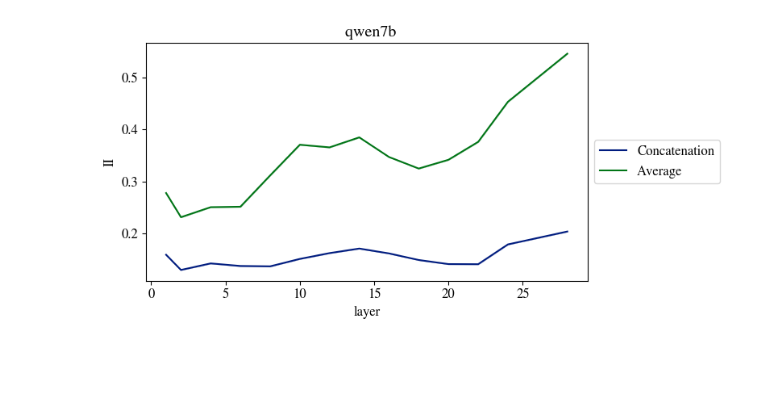
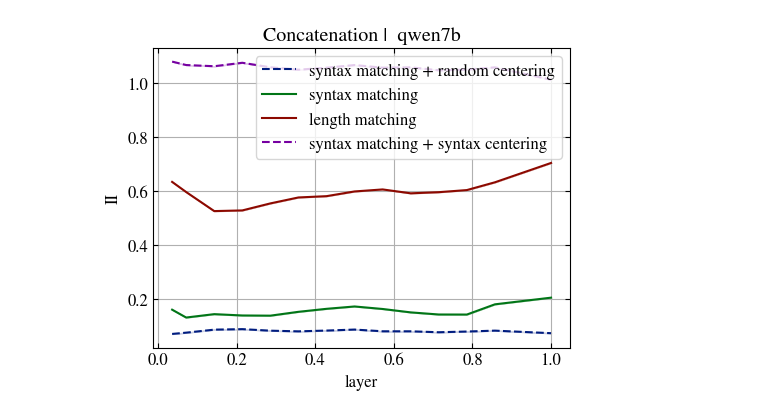
Before and after one commit to acevedo-s/syn-sem, a Jupyter notebook: syntax_similarity.ipynb, the cells around one changed output. Saved outputs shown, nothing was run; the diff lists cells and outputs as text; code cells hidden in the pictures; blank space fills up the shorter version.

```diff
--- a/syntax_similarity.ipynb
+++ b/syntax_similarity.ipynb
@@ -48,35 +48,30 @@ batch_size = 100
 n_tokens_list = [min_token_length]
 avg_flags = [0,1]
 Nbits_list = [0]
-match_vars = ['matching']
+match_vars = ['matching','mismatching']
 data_vars = ['syn']
 zero_activations_list = [0]
-center_A_flags = [0]
-center_B_flags = [0]
+center_A_flags = [-1,0,1]
+center_B_flags = [-1,0,1]
 # %%
-fig,ax = plt.subplots(1,figsize=(8,4))
-
-plot_id = 0
-title = ' '
-
-for number_of_languages in [None]:
-  for zero_id,zero_activations in enumerate(zero_activations_list):
-    for center_A_id,center_A_flag in enumerate(center_A_flags):
-      for center_B_id,center_B_flag in enumerate(center_B_flags):
-        # if zero_activations == 1 and center_A_flag == 0: continue
-        if center_A_flag != center_B_flag:
-          continue
-        if number_of_languages is None and center_A_flag == 1:
-          continue
-        if center_A_flag == 0 and number_of_languages != None:
-          continue
-        for data_var_id,data_var in enumerate(data_vars):
-          for avg_id,avg_tokens in enumerate(avg_flags):
+for avg_id,avg_tokens in enumerate(avg_flags):
+  fig,ax = plt.subplots(1,figsize=(5,4))
+  title = ' '
+  plot_id = 0
+  for number_of_languages in [None]:
+    for zero_id,zero_activations in enumerate(zero_activations_list):
+      for center_A_id,center_A_flag in enumerate(center_A_flags):
+        for center_B_id,center_B_flag in enumerate(center_B_flags):
+          if center_A_flag != center_B_flag:
+            continue
+          for data_var_id,data_var in enumerate(data_vars):
             for centers_id,centers in enumerate(centers_list):
               for match_id,match_var in enumerate(match_vars):
                 for Nbits_id,Nbits in enumerate(Nbits_list):
                   for language_id, language in enumerate(languages):
                     for n_tokens in n_tokens_list:
+                      if match_var == 'mismatching' and center_A_flag != 0:
+                        continue
                       output_folder0 = makefolder(base=f'./results/',
                                                   language=language,
                                                   data_var=data_var,
@@ -102,20 +97,31 @@ for number_of_languages in [None]:
 
                       layers_A = list(range(1,depths[modelA] + 1))
                       layers_B = list(range(1,depths[modelB] + 1))
-                      layers = reduce_list_half_preserve_extremes(layers_A)
+                      layers = np.array(reduce_list_half_preserve_extremes(layers_A),dtype=float)
+                      layers /= depths[modelB]
                       color = colors[plot_id]
-                      #   color = colors[plot_id]
                       linestyle = '-'
                       if avg_tokens:
-                        label = f'Average'
+                        title = f'Average | '
                       else:
-                        label = f'Concatenation'
+                        title = f'Concatenation | '
+
+                      label = ''
+                      if center_A_flag == 0:
+                        if match_var == 'mismatching':
+                          label += 'length matching'
+                        elif match_var == 'matching':
+                          label += 'syntax matching'
+                      if center_A_flag == -1:
+                        label += 'syntax matching + random centering'
+                      if center_A_flag == 1:
+                        label += 'syntax matching + syntax centering'
 
                       for II_index in range(1):
                         ax.plot(layers,
                                 inf_imb[II_index].diagonal(),
                                 label=label,
-                                linestyle=_linestyles[II_index],
+                                linestyle=_linestyles[np.abs(center_A_flag)],
                                 color=color,
                                 )
                         ax.fill_between(layers,
@@ -126,14 +132,23 @@ for number_of_languages in [None]:
                                         )
                       plot_id += 1
 
-ax.legend()
-ax.set_xlabel('layer')
-ax.set_ylabel('II')
-ax.set_title(title + f' {modelA}')
+  ax.legend()
+  ax.set_xlabel('layer')
+  ax.set_ylabel('II')
+  ax.set_title(title + f' {modelA}')
 
-box = ax.get_position()
-ax.set_position([box.x0, box.y0, box.width * 0.8, box.height])
-ax.legend(loc='center left', bbox_to_anchor=(1, 0.5))
+  # box = ax.get_position()
+  # ax.set_position([box.x0, box.y0, box.width * 0.8, box.height])
+  # ax.legend(loc='center left', bbox_to_anchor=(1, 0.5))
+  ax.legend()
+  ax.grid()
 
-plt.plot()
+  ax.tick_params(
+      top=True, bottom=True, left=True, right=True,  # enable ticks
+      labeltop=False, labelbottom=True, labelleft=True, labelright=False, # enable labels if needed
+      direction='in'  # ticks point inward
+      )
+  os.makedirs('results/figs', exist_ok=True)
+  fig.savefig(f'results/figs/syntax_similarity_{modelA}_avg_{avg_tokens}.pdf', bbox_inches='tight')
+  plt.plot()
 # %% [output]
@@ -141 +155 @@ plt.plot()
-[figure, old version]
+[figure, new version]
```
Also changed, not shown: parts of 4 cells of this notebook, 25 other files.
